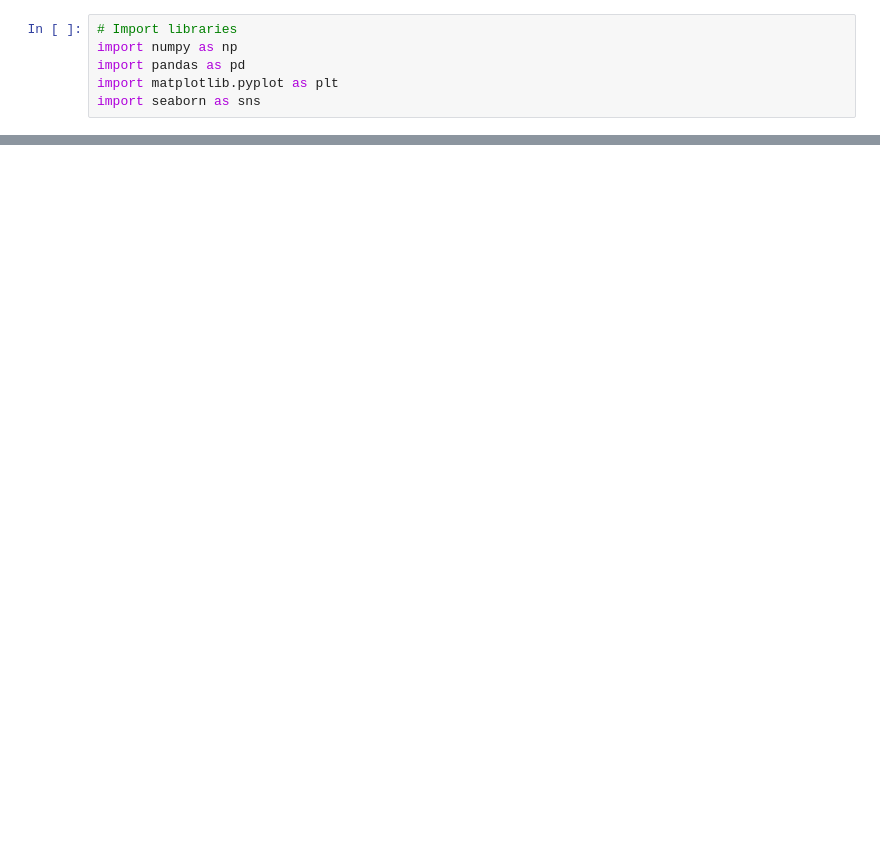
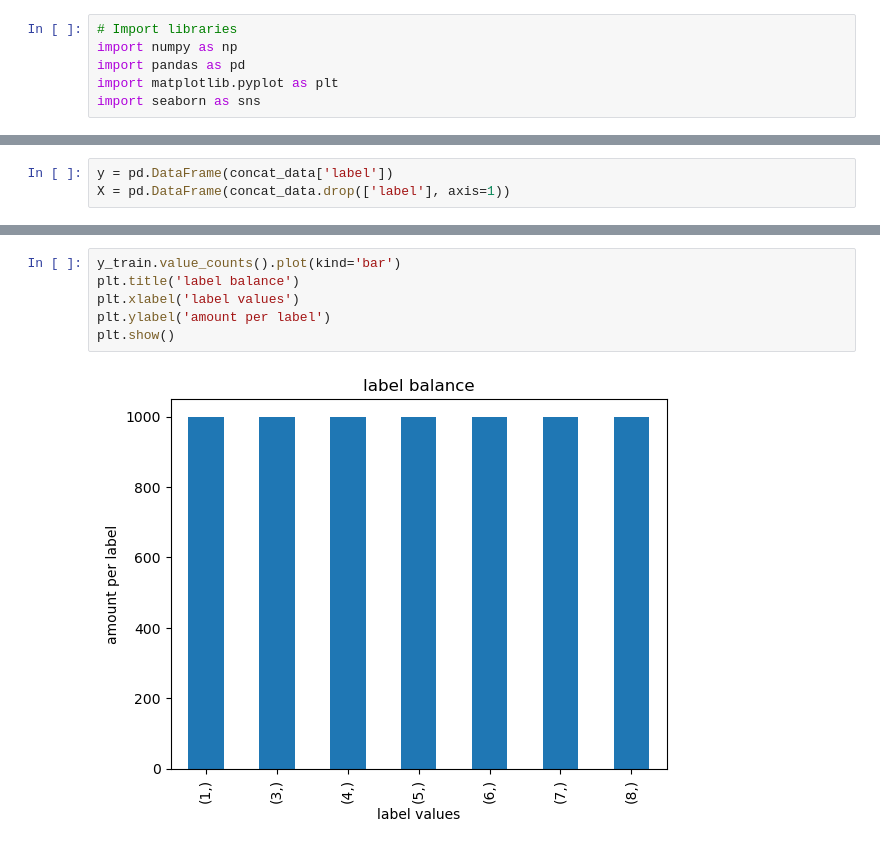
Before and after one commit to Miguel-Graham/Movement-Classifier, a Jupyter notebook: FINAL-PROJECT-NOTEBOOK.ipynb, the cells around one changed output, grey strips where cells are left out. Drawn from its saved outputs; the diff is of its cells as text; blank space fills up the shorter version.

```diff
--- a/FINAL-PROJECT-NOTEBOOK.ipynb
+++ b/FINAL-PROJECT-NOTEBOOK.ipynb
@@ -17,0 +46,3 @@ df.head()
+# %%
+y = pd.DataFrame(concat_data['label'])
+X = pd.DataFrame(concat_data.drop(['label'], axis=1))
@@ -17,0 +100,8 @@ df.head()
+# %%
+y_train.value_counts().plot(kind='bar')
+plt.title('label balance')
+plt.xlabel('label values')
+plt.ylabel('amount per label')
+plt.show()
+# %% [output]
+[figure, added]
```
Also changed, not shown: parts of 15 cells of this notebook.
